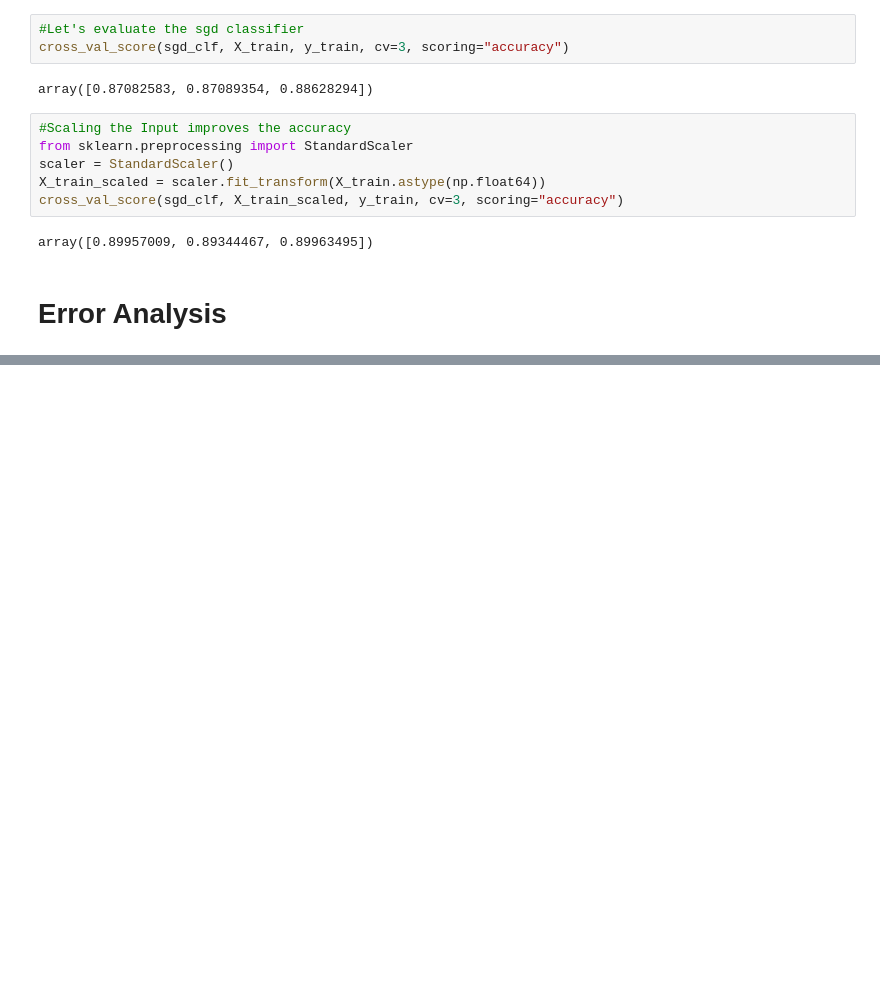
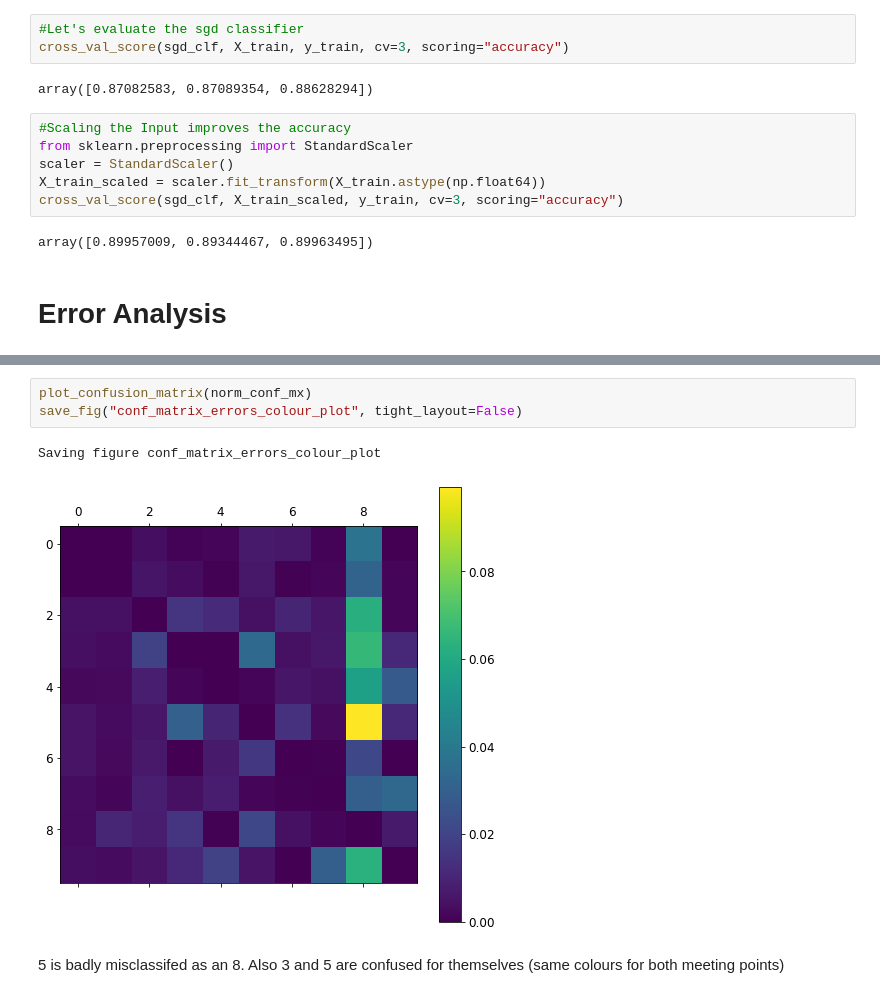
Before and after one commit to uzoochogu/Machine-Learning-Projects, a Jupyter notebook: mnist-digits-classification/mnist_dataset_classifcation.ipynb, the cells around one changed output, grey strips where cells are left out. Drawn from its saved outputs; the diff is of its cells as text; blank space fills up the shorter version.

```diff
--- a/mnist-digits-classification/mnist_dataset_classifcation.ipynb
+++ b/mnist-digits-classification/mnist_dataset_classifcation.ipynb
@@ -577,0 +639,8 @@ array([0.89957009, 0.89344467, 0.89963495])
+# %%
+plot_confusion_matrix(norm_conf_mx)
+save_fig("conf_matrix_errors_colour_plot", tight_layout=False)
+# %% [output]
+Saving figure conf_matrix_errors_colour_plot
+[figure, added]
+# %% [markdown]
+5 is badly misclassifed as an 8. Also 3 and 5 are confused for themselves (same colours for both meeting points)
```
Also changed, not shown: parts of 12 cells of this notebook, 6 other files.
